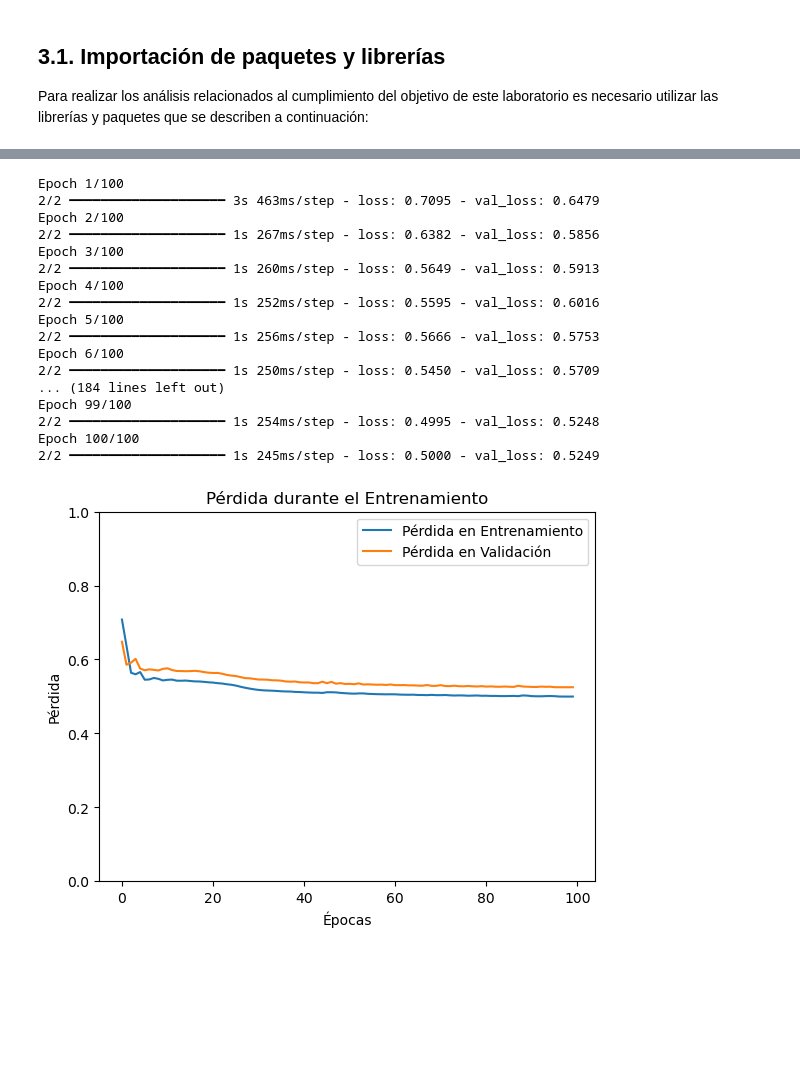
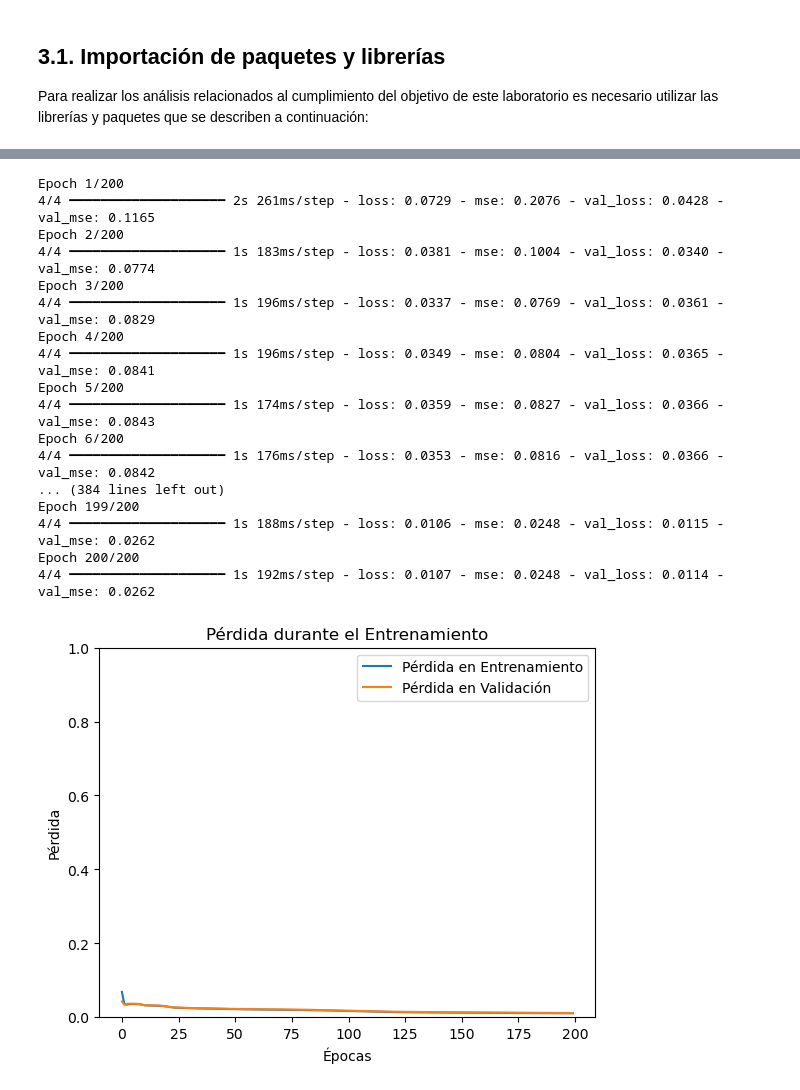
Before and after one commit to gabalvarezmc/MLA_T3, a Jupyter notebook: trabajo3.ipynb, the cells around one changed output, grey strips where cells are left out. Saved outputs shown, nothing was run; the diff lists cells and outputs as text; code cells hidden in the pictures; blank space fills up the shorter version.

Commit message:
Update trabajo3.ipynb
Se añaden datos limpios al entrenamiento del modelo.

```diff
--- a/trabajo3.ipynb
+++ b/trabajo3.ipynb
@@ -147,6 +147,7 @@ import matplotlib.pyplot as plt
 import os
 from sklearn.metrics import mean_squared_error, mean_absolute_error
 from tensorflow.keras.callbacks import EarlyStopping
+from sklearn.model_selection import train_test_split
 
 # Cargar y preprocesar imágenes
 def load_images(directory, size=(128, 128)):
@@ -159,62 +160,64 @@ def load_images(directory, size=(128, 128)):
             images.append(img)
     return np.array(images)
 
-train_images = load_images('denoising-dirty-documents/train')
+X_train_images = load_images('denoising-dirty-documents/train')
+Y_train_images = load_images('denoising-dirty-documents/train_cleaned')
 test_images = load_images('denoising-dirty-documents/test')
 
+X_train, X_val, Y_train, Y_val = train_test_split(X_train_images, Y_train_images, test_size=0.25)
 
 # Crear modelo autoencoder
 input_img = Input(shape=(128, 128, 1))
 
 # Encoder
 x = Conv2D(32, (3, 3), activation='relu', padding='same')(input_img)
 x = MaxPooling2D((2, 2), padding='same')(x)
 x = Conv2D(32, (3, 3), activation='relu', padding='same')(x)
 encoded = MaxPooling2D((2, 2), padding='same')(x)
 
 # Decoder
 x = Conv2D(32, (3, 3), activation='relu', padding='same')(encoded)
 x = UpSampling2D((2, 2))(x)
 x = Conv2D(32, (3, 3), activation='relu', padding='same')(x)
 x = UpSampling2D((2, 2))(x)
 decoded = Conv2D(1, (3, 3), activation='sigmoid', padding='same')(x)
 
 autoencoder = Model(input_img, decoded)
-autoencoder.compile(optimizer='adam', loss='binary_crossentropy')
+autoencoder.compile(loss='msle', metrics=['mse'], optimizer='adam')
 
 # Entrenar modelo
 early_stopping = EarlyStopping(monitor='val_loss', patience=10, restore_best_weights=True)
-history = autoencoder.fit(train_images, train_images, epochs=100, batch_size=128, shuffle=True, validation_data=(test_images, test_images),
+history = autoencoder.fit(X_train, Y_train, epochs=200, batch_size=32, validation_data=(X_val, Y_val),
                 callbacks=[early_stopping])
 
 # Graficamos la pérdida
 plt.plot(history.history['loss'], label='Pérdida en Entrenamiento')
 plt.plot(history.history['val_loss'], label='Pérdida en Validación')
 plt.xlabel('Épocas')
 plt.ylabel('Pérdida')
 plt.ylim(0, 1)
 plt.legend()
 plt.title('Pérdida durante el Entrenamiento')
 plt.show()
 # %% [output]
-Epoch 1/100
-2/2 ━━━━━━━━━━━━━━━━━━━━ 3s 463ms/step - loss: 0.7095 - val_loss: 0.6479
-Epoch 2/100
-2/2 ━━━━━━━━━━━━━━━━━━━━ 1s 267ms/step - loss: 0.6382 - val_loss: 0.5856
-Epoch 3/100
-2/2 ━━━━━━━━━━━━━━━━━━━━ 1s 260ms/step - loss: 0.5649 - val_loss: 0.5913
-Epoch 4/100
-2/2 ━━━━━━━━━━━━━━━━━━━━ 1s 252ms/step - loss: 0.5595 - val_loss: 0.6016
-Epoch 5/100
-2/2 ━━━━━━━━━━━━━━━━━━━━ 1s 256ms/step - loss: 0.5666 - val_loss: 0.5753
-Epoch 6/100
-2/2 ━━━━━━━━━━━━━━━━━━━━ 1s 250ms/step - loss: 0.5450 - val_loss: 0.5709
-... (184 lines left out)
-Epoch 99/100
-2/2 ━━━━━━━━━━━━━━━━━━━━ 1s 254ms/step - loss: 0.4995 - val_loss: 0.5248
-Epoch 100/100
-2/2 ━━━━━━━━━━━━━━━━━━━━ 1s 245ms/step - loss: 0.5000 - val_loss: 0.5249
+Epoch 1/200
+4/4 ━━━━━━━━━━━━━━━━━━━━ 2s 261ms/step - loss: 0.0729 - mse: 0.2076 - val_loss: 0.0428 - val_mse: 0.1165
+Epoch 2/200
+4/4 ━━━━━━━━━━━━━━━━━━━━ 1s 183ms/step - loss: 0.0381 - mse: 0.1004 - val_loss: 0.0340 - val_mse: 0.0774
+Epoch 3/200
+4/4 ━━━━━━━━━━━━━━━━━━━━ 1s 196ms/step - loss: 0.0337 - mse: 0.0769 - val_loss: 0.0361 - val_mse: 0.0829
+Epoch 4/200
+4/4 ━━━━━━━━━━━━━━━━━━━━ 1s 196ms/step - loss: 0.0349 - mse: 0.0804 - val_loss: 0.0365 - val_mse: 0.0841
+Epoch 5/200
+4/4 ━━━━━━━━━━━━━━━━━━━━ 1s 174ms/step - loss: 0.0359 - mse: 0.0827 - val_loss: 0.0366 - val_mse: 0.0843
+Epoch 6/200
+4/4 ━━━━━━━━━━━━━━━━━━━━ 1s 176ms/step - loss: 0.0353 - mse: 0.0816 - val_loss: 0.0366 - val_mse: 0.0842
+... (384 lines left out)
+Epoch 199/200
+4/4 ━━━━━━━━━━━━━━━━━━━━ 1s 188ms/step - loss: 0.0106 - mse: 0.0248 - val_loss: 0.0115 - val_mse: 0.0262
+Epoch 200/200
+4/4 ━━━━━━━━━━━━━━━━━━━━ 1s 192ms/step - loss: 0.0107 - mse: 0.0248 - val_loss: 0.0114 - val_mse: 0.0262
-[figure, old version]
+[figure, new version]
 # %%
 # Mostrar resultados
 decoded_imgs = autoencoder.predict(test_images)
```
Also changed, not shown: parts of 1 cell of this notebook.
